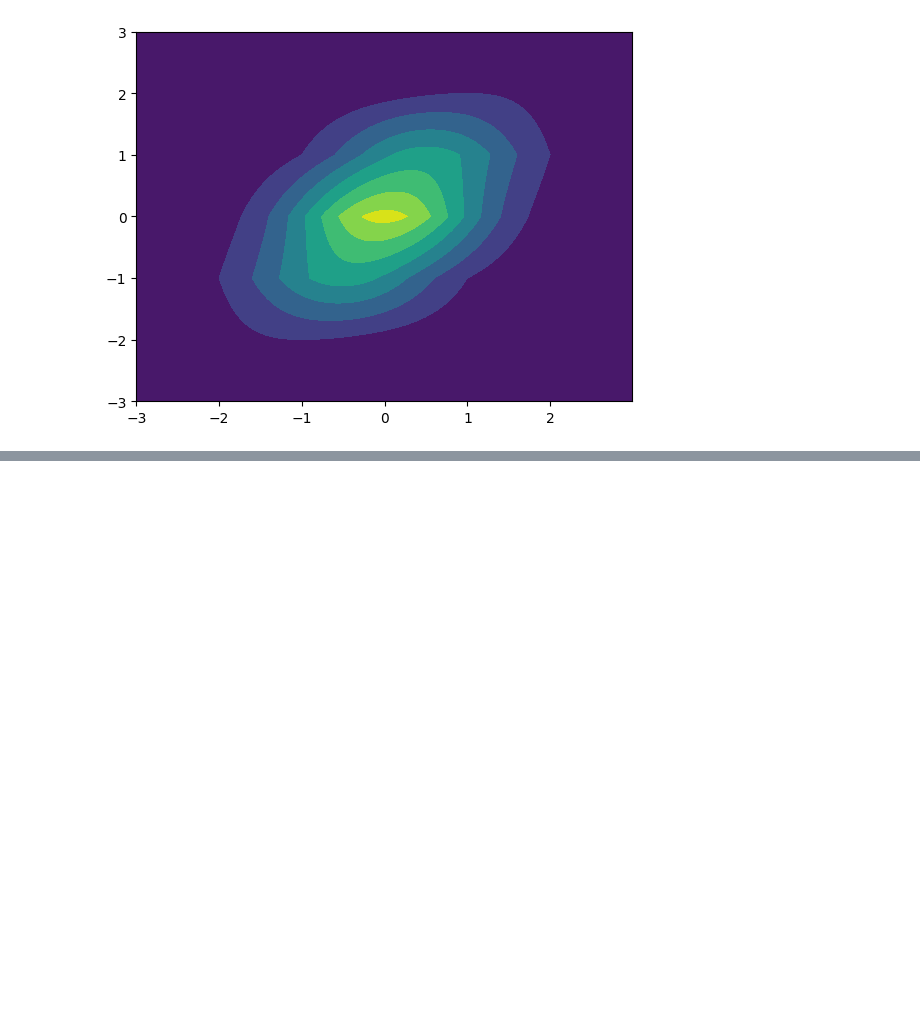
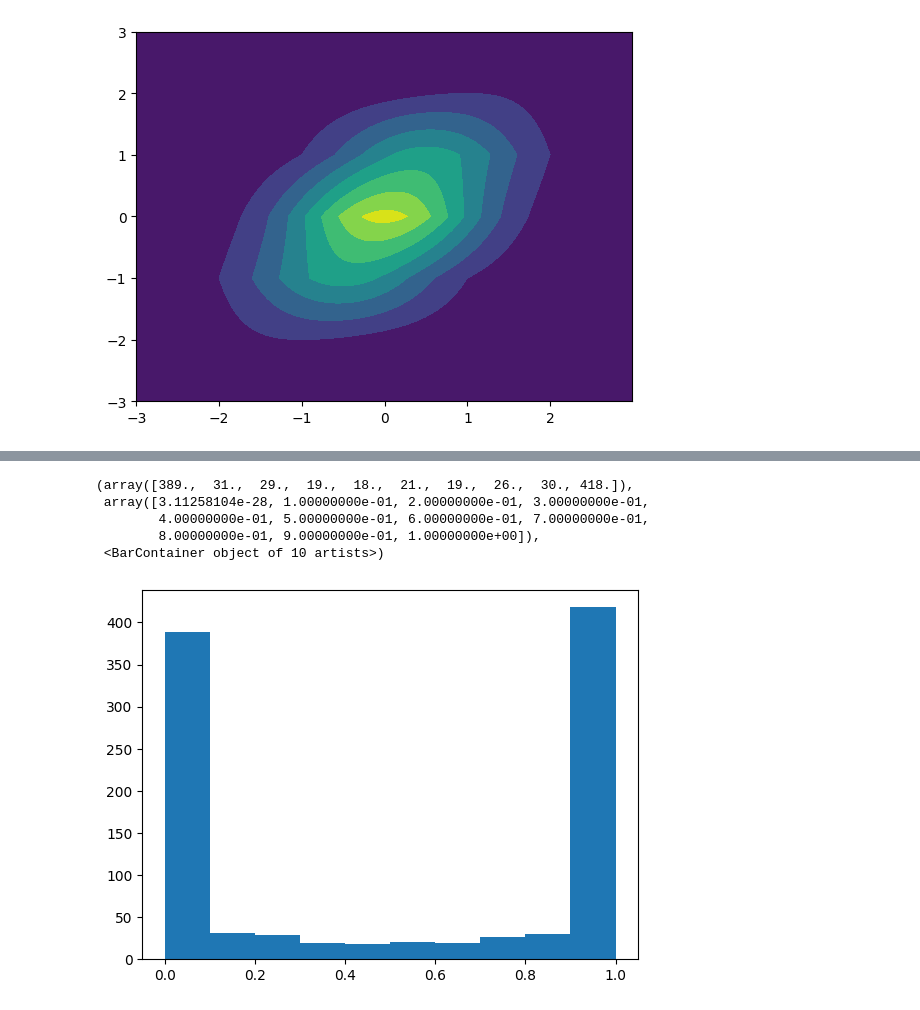
Before and after one commit to 1024xx4/bayes_machine_learning, a Jupyter notebook: probability_distribution.ipynb, the cells around one changed output, grey strips where cells are left out. Saved outputs shown, nothing was run; the diff lists cells and outputs as text; code cells hidden in the pictures; blank space fills up the shorter version.

Commit message:
Feat: Beta分布（Beta Distribution）を学ぶ#1

```diff
--- a/probability_distribution.ipynb
+++ b/probability_distribution.ipynb
@@ -359,0 +364,16 @@ plt.contourf(x1, x2, mvn_dist.pdf(pos))
+# %%
+# Beta分布を定義
+beta_dist = stats.beta(0.1, 0.1)
+
+# 定義した Beta分布から 1000個の Sample を生成
+X = beta_dist.rvs(1000)
+
+# Histogram を描く
+plt.hist(X, bins=10)
+# %% [output]
+(array([389.,  31.,  29.,  19.,  18.,  21.,  19.,  26.,  30., 418.]),
+ array([3.11258104e-28, 1.00000000e-01, 2.00000000e-01, 3.00000000e-01,
+        4.00000000e-01, 5.00000000e-01, 6.00000000e-01, 7.00000000e-01,
+        8.00000000e-01, 9.00000000e-01, 1.00000000e+00]),
+ <BarContainer object of 10 artists>)
+[figure, added]
```
Also changed, not shown: parts of 4 cells of this notebook.
